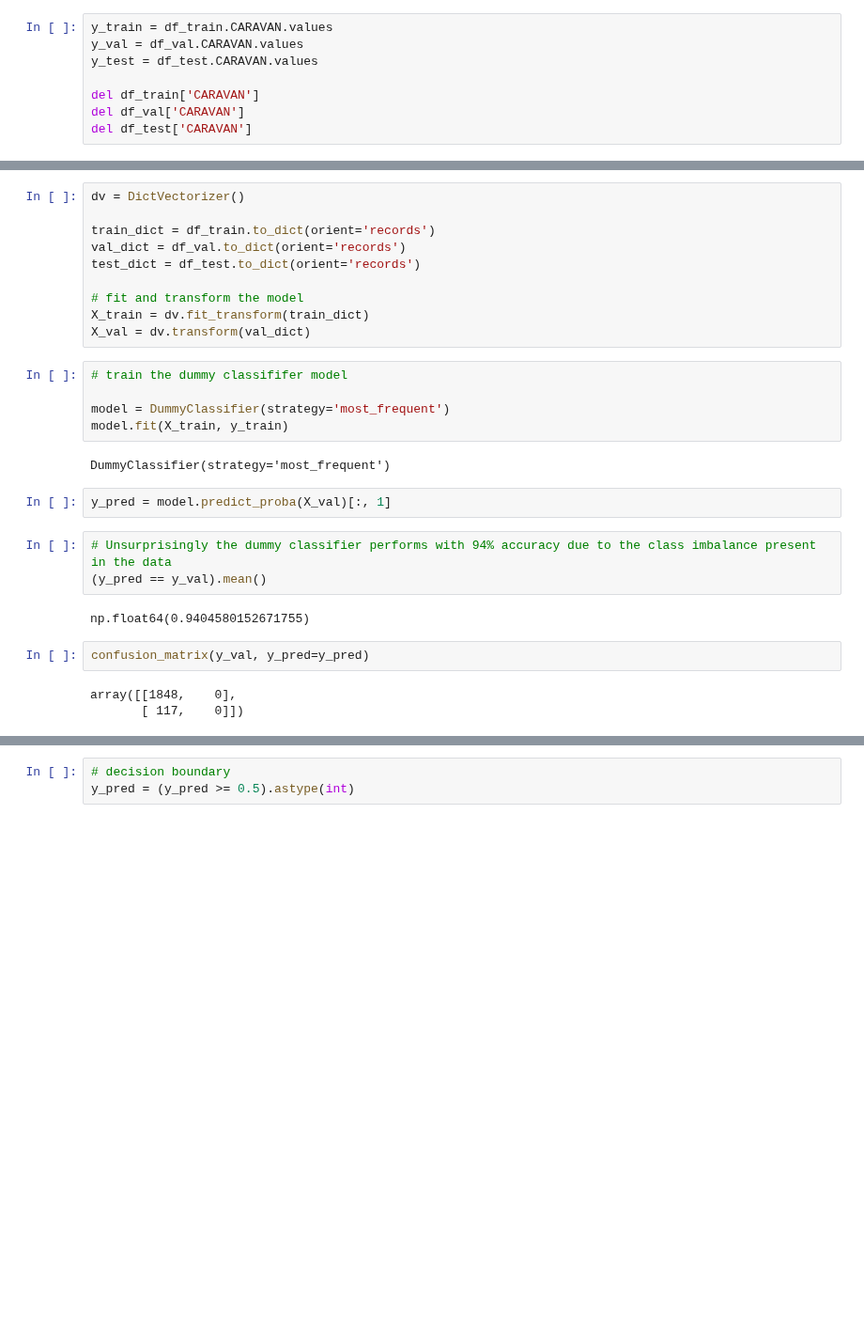
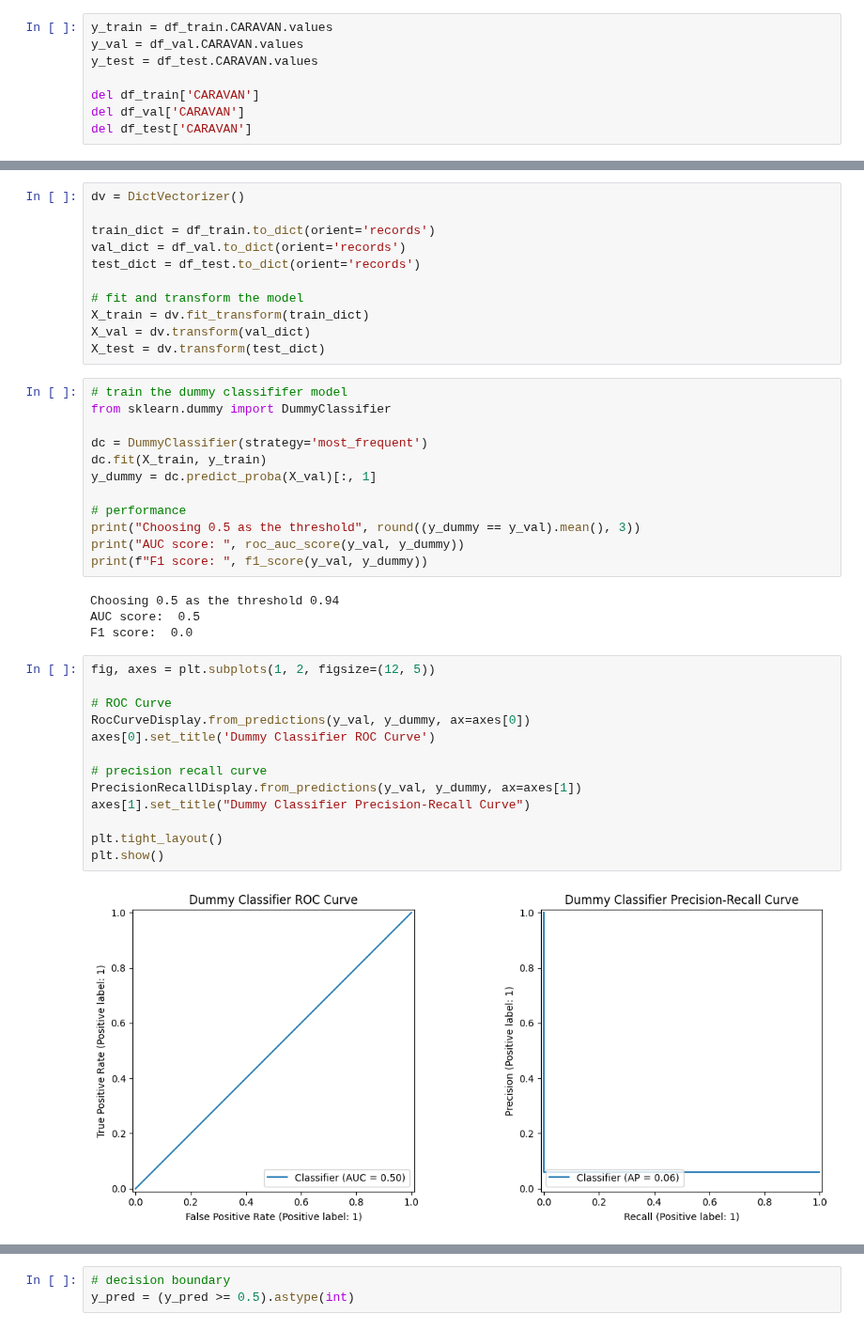
Before and after one commit to dan-rodden/caravan_insurance_capstone, a Jupyter notebook: notebook.ipynb, the cells around one changed output, grey strips where cells are left out. Shown at 94% size. Saved outputs shown, nothing was run; the diff lists cells and outputs as text; blank space fills up the shorter version.

```diff
--- a/notebook.ipynb
+++ b/notebook.ipynb
@@ -550,22 +557,35 @@ test_dict = df_test.to_dict(orient='records')
 # fit and transform the model
 X_train = dv.fit_transform(train_dict)
 X_val = dv.transform(val_dict)
+X_test = dv.transform(test_dict)
 # %%
 # train the dummy classififer model
+from sklearn.dummy import DummyClassifier
 
-model = DummyClassifier(strategy='most_frequent')
-model.fit(X_train, y_train)
+dc = DummyClassifier(strategy='most_frequent')
+dc.fit(X_train, y_train)
+y_dummy = dc.predict_proba(X_val)[:, 1]
+
+# performance
+print("Choosing 0.5 as the threshold", round((y_dummy == y_val).mean(), 3))
+print("AUC score: ", roc_auc_score(y_val, y_dummy))
+print(f"F1 score: ", f1_score(y_val, y_dummy))
 # %% [output]
-DummyClassifier(strategy='most_frequent')
+Choosing 0.5 as the threshold 0.94
+AUC score:  0.5
+F1 score:  0.0
-# %%
-y_pred = model.predict_proba(X_val)[:, 1]
-# %%
-# Unsurprisingly the dummy classifier performs with 94% accuracy due to the class imbalance present in the data
-(y_pred == y_val).mean()
-# %% [output]
-np.float64(0.9404580152671755)
-# %%
-confusion_matrix(y_val, y_pred=y_pred)
-# %% [output]
-array([[1848,    0],
-       [ 117,    0]])
+# %%
+fig, axes = plt.subplots(1, 2, figsize=(12, 5))
+
+# ROC Curve
+RocCurveDisplay.from_predictions(y_val, y_dummy, ax=axes[0])
+axes[0].set_title('Dummy Classifier ROC Curve')
+
+# precision recall curve
+PrecisionRecallDisplay.from_predictions(y_val, y_dummy, ax=axes[1])
+axes[1].set_title("Dummy Classifier Precision-Recall Curve")
+
+plt.tight_layout()
+plt.show()
+# %% [output]
+[figure, added]
```
Also changed, not shown: parts of 87 cells of this notebook, 13 other files.
